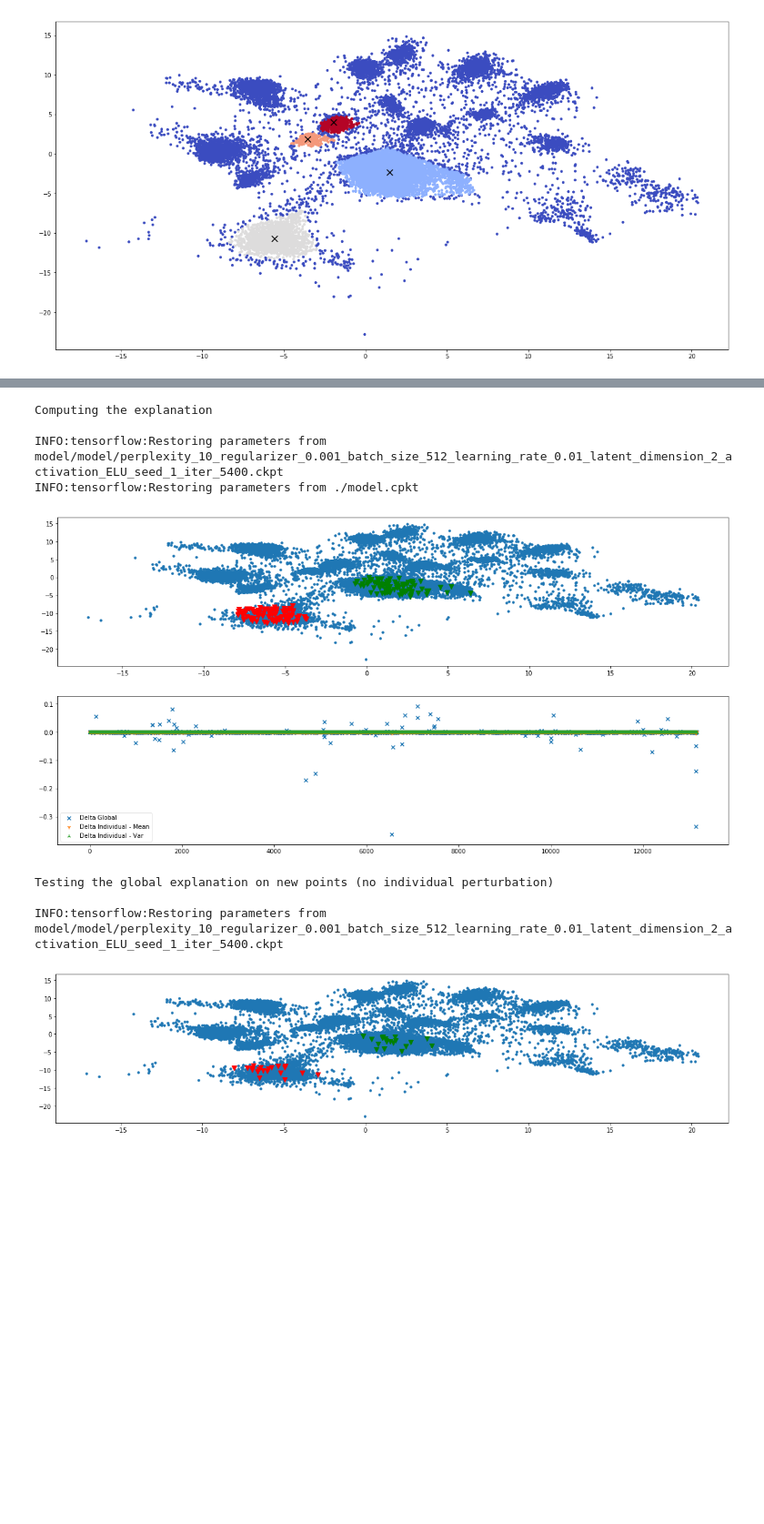
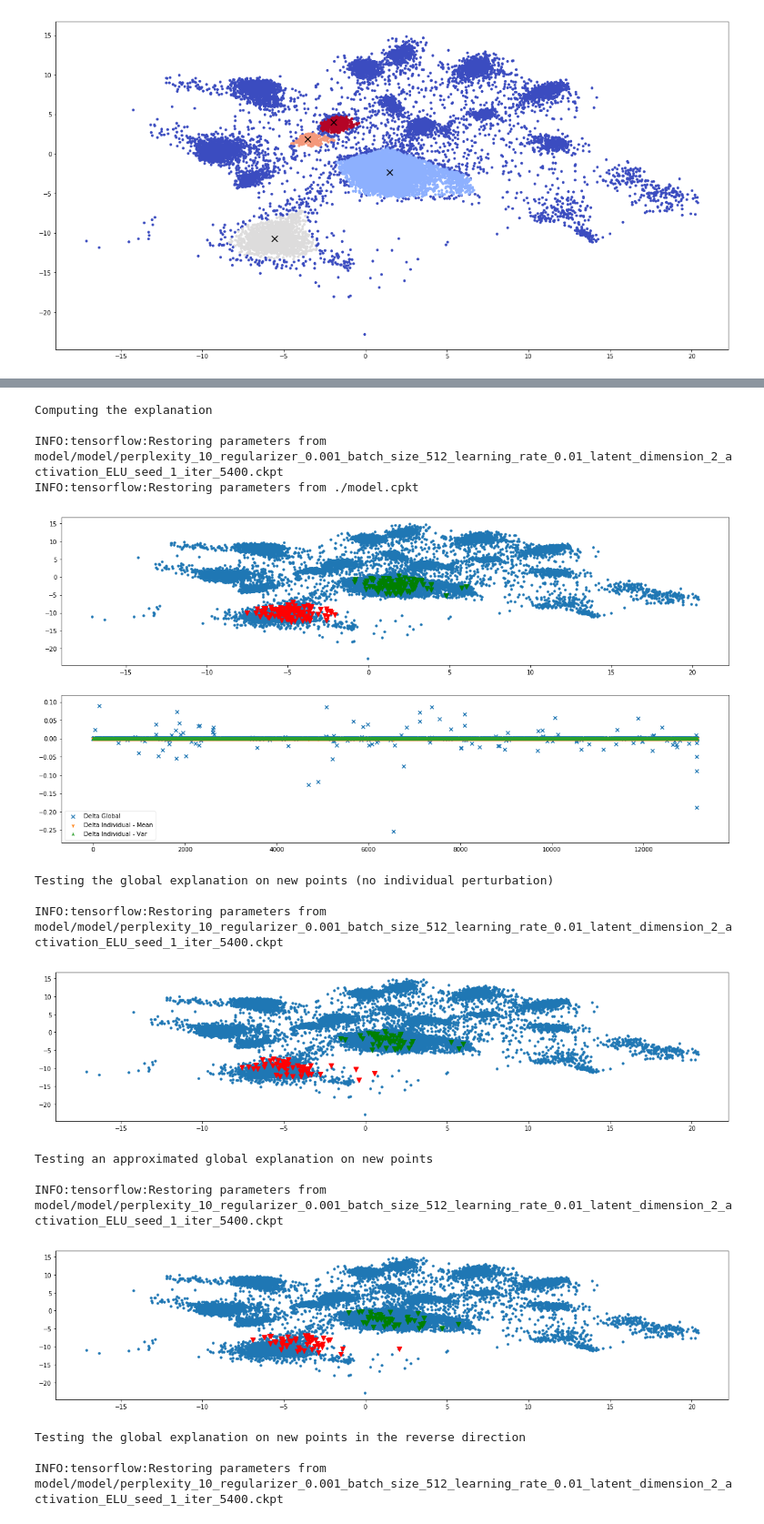
Before and after one commit to GDPlumb/ELDR, a Jupyter notebook: Bipolar/run.ipynb, the cells around one changed output, grey strips where cells are left out. Shown at 91% size. Drawn from its saved outputs; the diff is of its cells as text; code cells hidden in the pictures; blank space fills up the shorter version.

Commit message:
Added Sanity Checks:  truncated difference between cluster means vs truncated global explanations, negated global explanations

```diff
--- a/Bipolar/run.ipynb
+++ b/Bipolar/run.ipynb
@@ -95,26 +161,30 @@ plt.close()
 # %%
-def run(load_model, x, y, indices, c1, c2, dispersion = 4.0, lambda_global = 6000.0, lambda_ind = 10000.0, k = 100):
+def run(load_model, x, y, indices, c1, c2, dispersion = 4.0, lambda_global = 10000.0, lambda_ind = 20000.0, k = 100):
     print("\nComputing the explanation\n")
     g, _ = explain(load_model, x, y, indices, c1, c2, dispersion = dispersion, lambda_global = lambda_global, lambda_ind = lambda_ind)
     print("\nTesting the global explanation on new points (no individual perturbation)\n")
     apply(load_model, x, y, indices, c1, np.expand_dims(g, 0))
-    '''
     print("\nTesting an approximated global explanation on new points\n")
-    idx = (-np.abs(g)).argsort()[:k]
-    g_aprox = np.zeros((input_dim)) #input_dim is in the variable space
-    g_aprox[idx] = g[idx]
-    apply(load_model, x, y, indices, c1, np.expand_dims(g_aprox, 0))
-    '''
-    return g, 0 #g_aprox
+    apply(load_model, x, y, indices, c1, np.expand_dims(truncate(g), 0))
+    print("\nTesting the global explanation on new points in the reverse direction\n")
+    apply(load_model, x, y, indices, c2, -1.0 * np.expand_dims(g, 0))
+    return g
 # %%
-global_0_1, _ = run(load_model, x_full, data_rep, indices, 0, 1)
+global_0_1 = run(load_model, x_full, data_rep, indices, 0, 1)
 # %% [output]
 Computing the explanation
 
 INFO:tensorflow:Restoring parameters from model/model/perplexity_10_regularizer_0.001_batch_size_512_learning_rate_0.01_latent_dimension_2_activation_ELU_seed_1_iter_5400.ckpt
 INFO:tensorflow:Restoring parameters from ./model.cpkt
-[figure, old version]
+[figure, new version]
 Testing the global explanation on new points (no individual perturbation)
 
 INFO:tensorflow:Restoring parameters from model/model/perplexity_10_regularizer_0.001_batch_size_512_learning_rate_0.01_latent_dimension_2_activation_ELU_seed_1_iter_5400.ckpt
-[figure, old version]
+[figure, new version]
+Testing an approximated global explanation on new points
+
+INFO:tensorflow:Restoring parameters from model/model/perplexity_10_regularizer_0.001_batch_size_512_learning_rate_0.01_latent_dimension_2_activation_ELU_seed_1_iter_5400.ckpt
+[figure, added]
+Testing the global explanation on new points in the reverse direction
+
+INFO:tensorflow:Restoring parameters from model/model/perplexity_10_regularizer_0.001_batch_size_512_learning_rate_0.01_latent_dimension_2_activation_ELU_seed_1_iter_5400.ckpt
```
Also changed, not shown: parts of 8 cells of this notebook, 16 other files.
